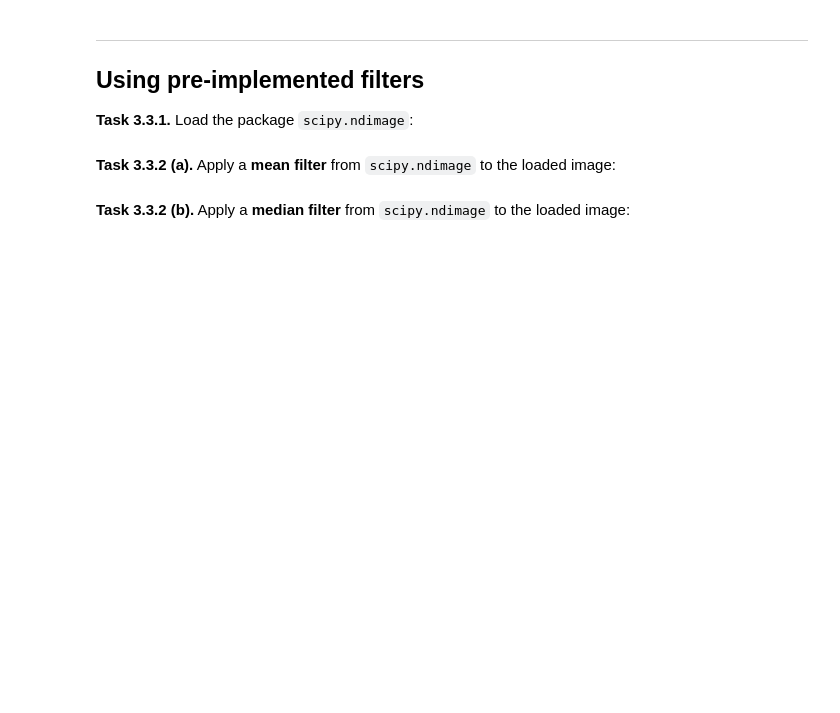
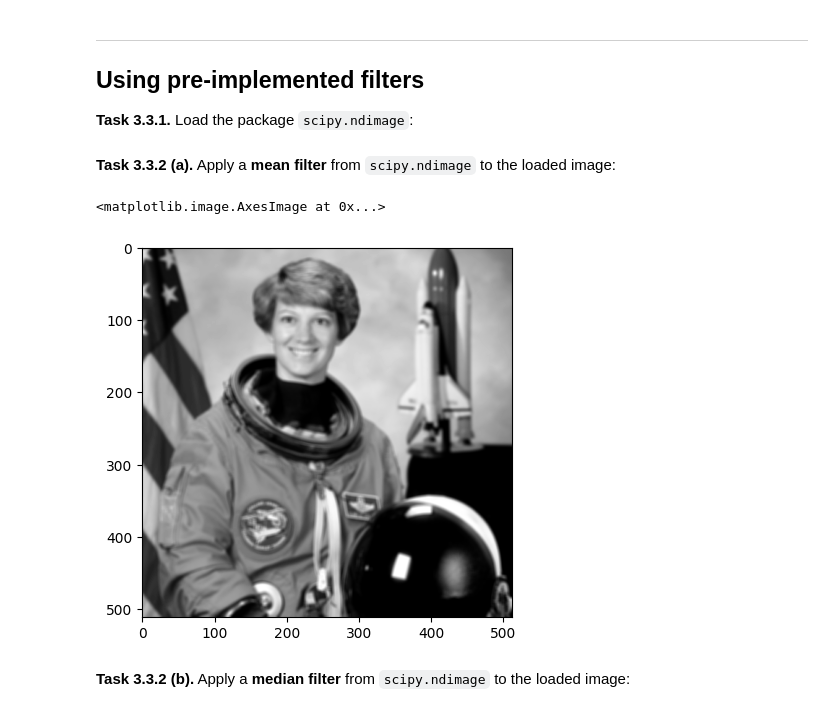
Before and after one commit to MichgibtEsnicht/mobi-fs3-python, a Jupyter notebook: task3.ipynb, the cells around one changed output. Cells and saved outputs as stored; diff of their text form; code cells hidden in the pictures; blank space fills up the shorter version.

```diff
--- a/task3.ipynb
+++ b/task3.ipynb
@@ -94,4 +132,10 @@ Then, compare your result for filter size `5` with the correct result image `dat
 # %% [markdown]
 **<a id="#">Task 3.3.2 (a).</a>** Apply a **mean filter** from `scipy.ndimage` to the loaded image:
+# %%
+altmean_scipy = scipy.ndimage.uniform_filter(img_in, 5)
+plt.imshow(altmean_scipy, 'grey')
+# %% [output]
+<matplotlib.image.AxesImage at 0x...>
+[figure, added]
 # %% [markdown]
 **<a id="#">Task 3.3.2 (b).</a>** Apply a **median filter** from `scipy.ndimage` to the loaded image:
```
Also changed, not shown: parts of 19 cells of this notebook.
